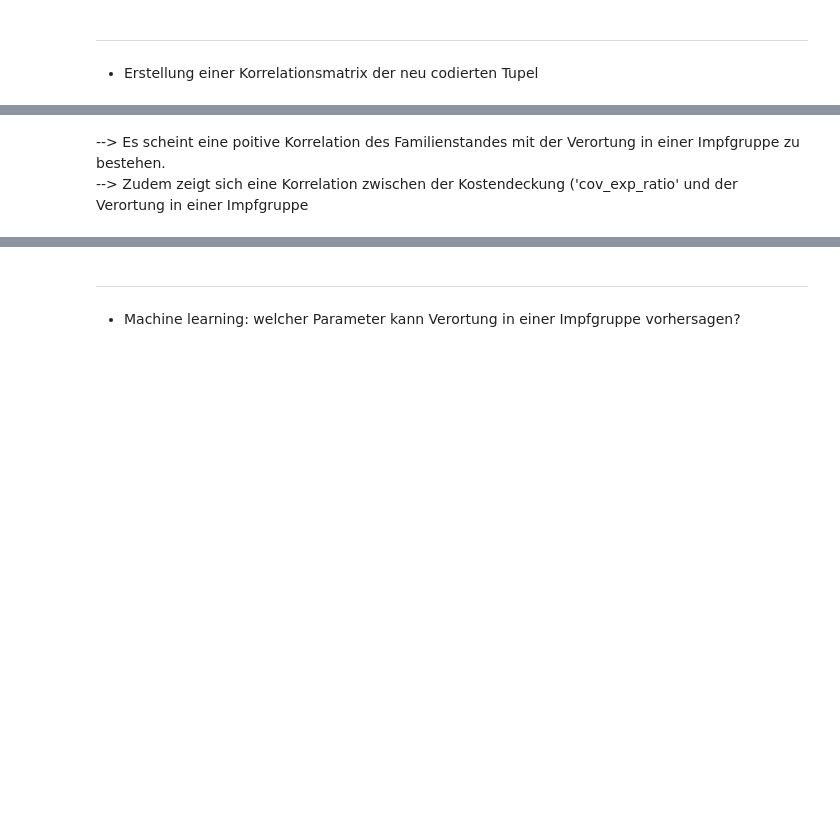
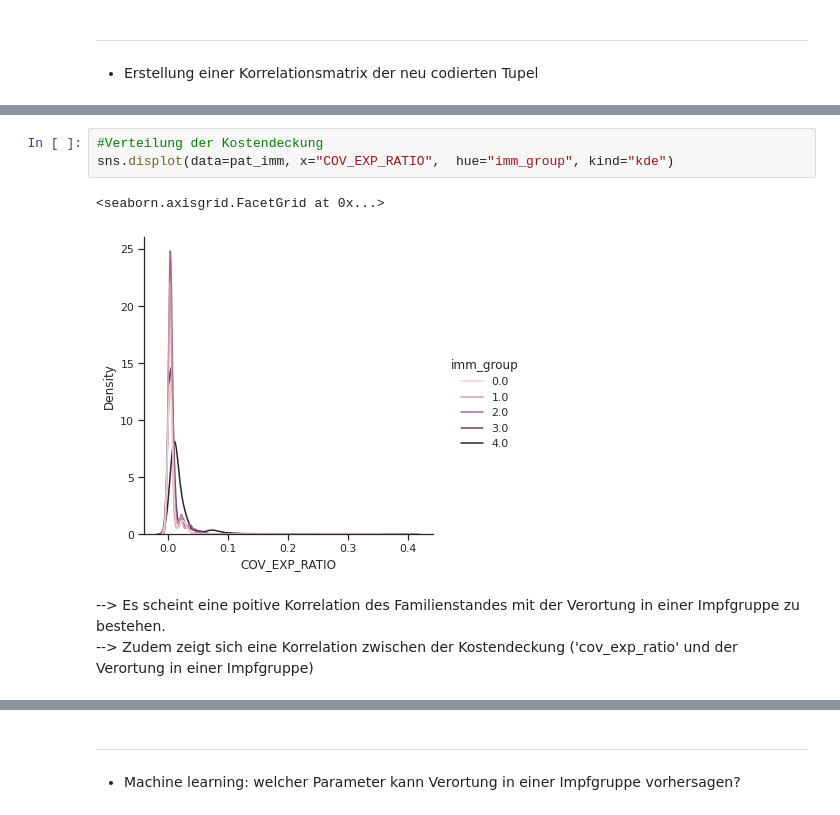
Before and after one commit to Fuenfgeld/ATeamDatenmanagementUndArchivierung, a Jupyter notebook: IMECOS_master.ipynb, the cells around one changed output, grey strips where cells are left out. Drawn from its saved outputs; the diff is of its cells as text; blank space fills up the shorter version.

```diff
--- a/IMECOS_master.ipynb
+++ b/IMECOS_master.ipynb
@@ -370,3 +376,9 @@ sns.heatmap(corr, annot=True)
+# %%
+#Verteilung der Kostendeckung
+sns.displot(data=pat_imm, x="COV_EXP_RATIO",  hue="imm_group", kind="kde")
+# %% [output]
+<seaborn.axisgrid.FacetGrid at 0x...>
+[figure, added]
 # %% [markdown]
 --> Es scheint eine poitive Korrelation des Familienstandes mit der Verortung in einer Impfgruppe zu bestehen. <br>
---> Zudem zeigt sich eine Korrelation zwischen der Kostendeckung ('cov_exp_ratio' und der Verortung in einer Impfgruppe
+--> Zudem zeigt sich eine Korrelation zwischen der Kostendeckung ('cov_exp_ratio' und der Verortung in einer Impfgruppe)
```
Also changed, not shown: parts of 19 cells of this notebook.
